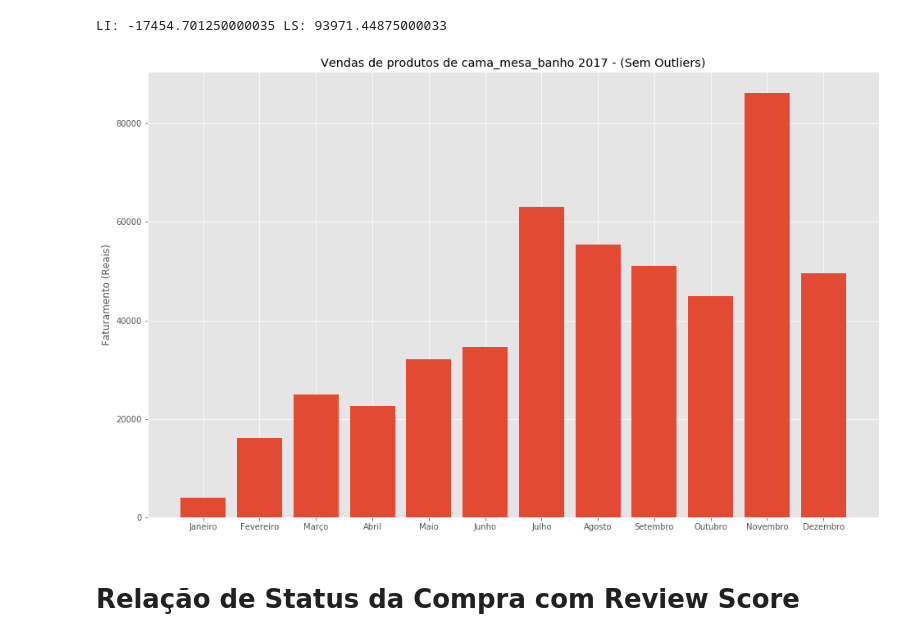
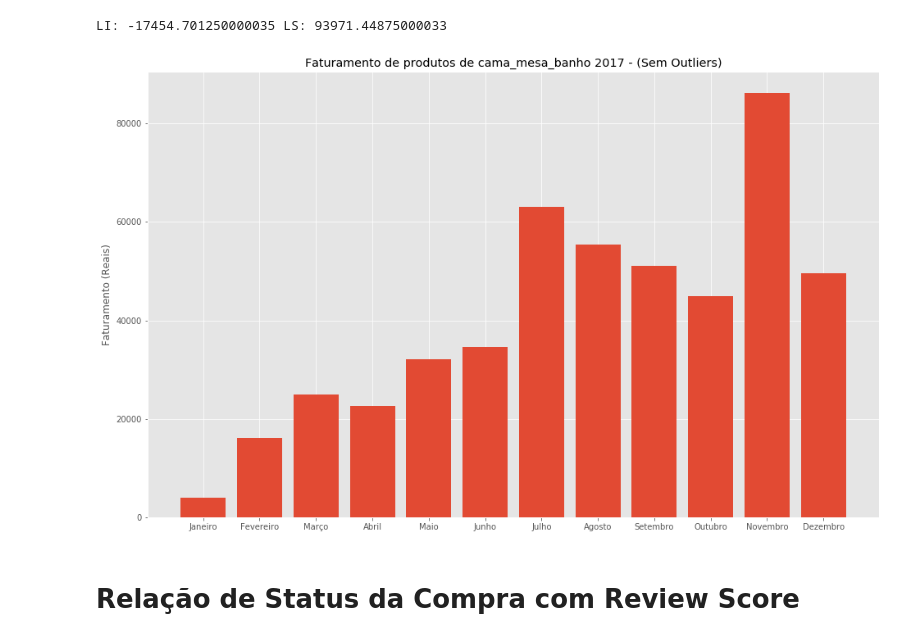
Before and after one commit to Crissky/brazilian-ecommerce, a Jupyter notebook: Notebooks/GERAL.ipynb, the cells around one changed output. Cells and saved outputs as stored; diff of their text form; code cells hidden in the pictures.

```diff
--- a/Notebooks/GERAL.ipynb
+++ b/Notebooks/GERAL.ipynb
@@ -1016,16 +1028,16 @@ produtos_orderItens2['price'] = produtos_orderItens2['price'].apply(
 LI: -17454.701250000035 LS: 93971.44875000033
 # %%
 fig, ax = plt.subplots()
-#ax.set_title('Vendas de produtos de cama, mesa e banho em 2017 - (Sem os Outliers)')
-ax.set_title('Vendas de produtos de ' +categoria+ ' ' +str(ano)+ ' - (Sem Outliers)')
+#ax.set_title('Faturamento de produtos de cama, mesa e banho em 2017 - (Sem os Outliers)')
+ax.set_title('Faturamento de produtos de ' +categoria+ ' ' +str(ano)+ ' - (Sem Outliers)')
 ax.set_ylabel('Faturamento (Reais)')
 ax.set_xticks(range(1, 13))
 ax.set_xticklabels(months)
 #ax.bar(produtos_orderItens2.index, (100*produtos_orderItens2['price'] / produtos_orderItens2['price'].sum()))
 ax.bar(produtos_orderItens2.index, produtos_orderItens2['price'])
 plt.show()
 # %% [output]
-[figure, old version]
+[figure, new version]
 # %% [markdown]
 # Relação de Status da Compra com Review Score
 # %%
```
Also changed, not shown: parts of 10 cells of this notebook, 1 other file.
